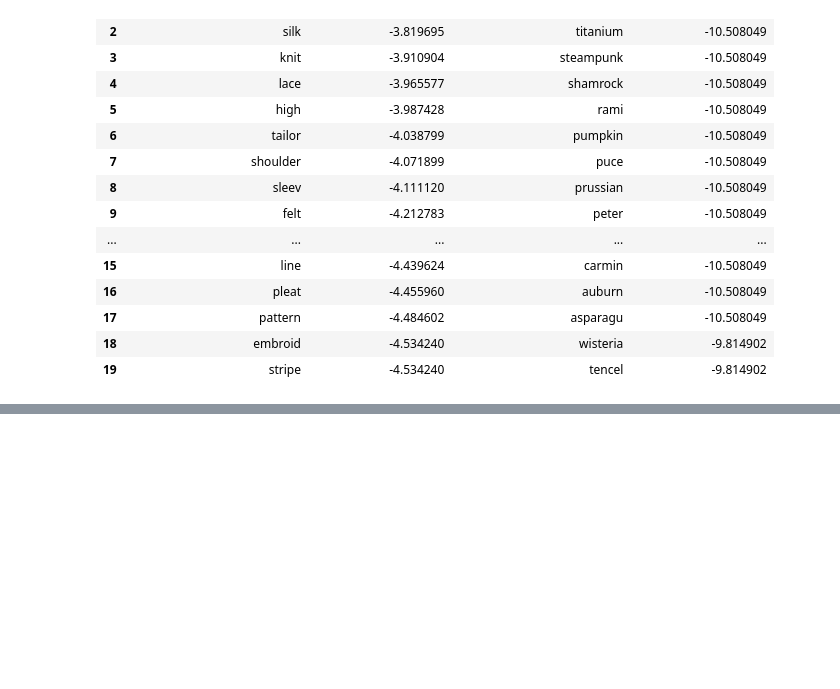
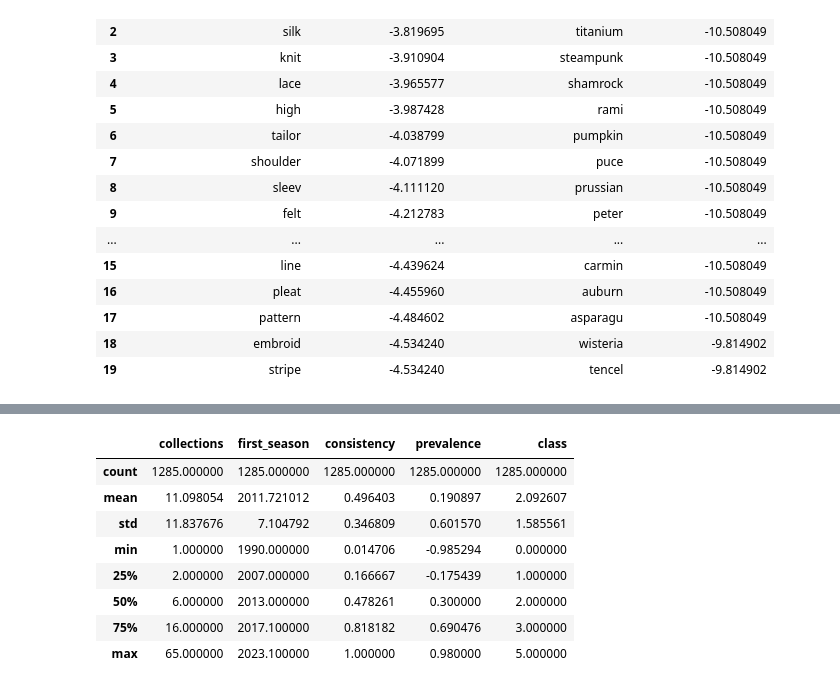
Before and after one commit to bellagracefinck/trend_cycle, a Jupyter notebook: model_creation.ipynb, the cells around one changed output, grey strips where cells are left out. Saved outputs shown, nothing was run; the diff lists cells and outputs as text; code cells hidden in the pictures; blank space fills up the shorter version.

```diff
--- a/model_creation.ipynb
+++ b/model_creation.ipynb
@@ -901,0 +900,12 @@ designers.d
+# %%
+designers.describe()
+# %% [output]
+|  | collections | first_season | consistency | prevalence | class |
+| count | 1285.000000 | 1285.000000 | 1285.000000 | 1285.000000 | 1285.000000 |
+| mean | 11.098054 | 2011.721012 | 0.496403 | 0.190897 | 2.092607 |
+| std | 11.837676 | 7.104792 | 0.346809 | 0.601570 | 1.585561 |
+| min | 1.000000 | 1990.000000 | 0.014706 | -0.985294 | 0.000000 |
+| 25% | 2.000000 | 2007.000000 | 0.166667 | -0.175439 | 1.000000 |
+| 50% | 6.000000 | 2013.000000 | 0.478261 | 0.300000 | 2.000000 |
+| 75% | 16.000000 | 2017.100000 | 0.818182 | 0.690476 | 3.000000 |
+| max | 65.000000 | 2023.100000 | 1.000000 | 0.980000 | 5.000000 |
```
Also changed, not shown: parts of 21 cells of this notebook, 1 other file.
